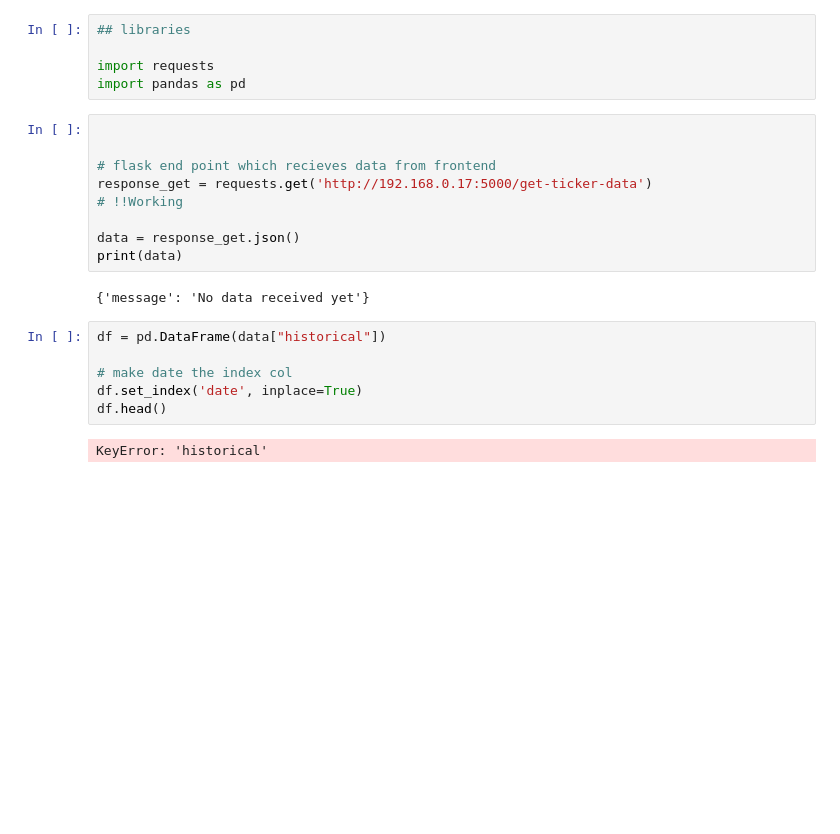
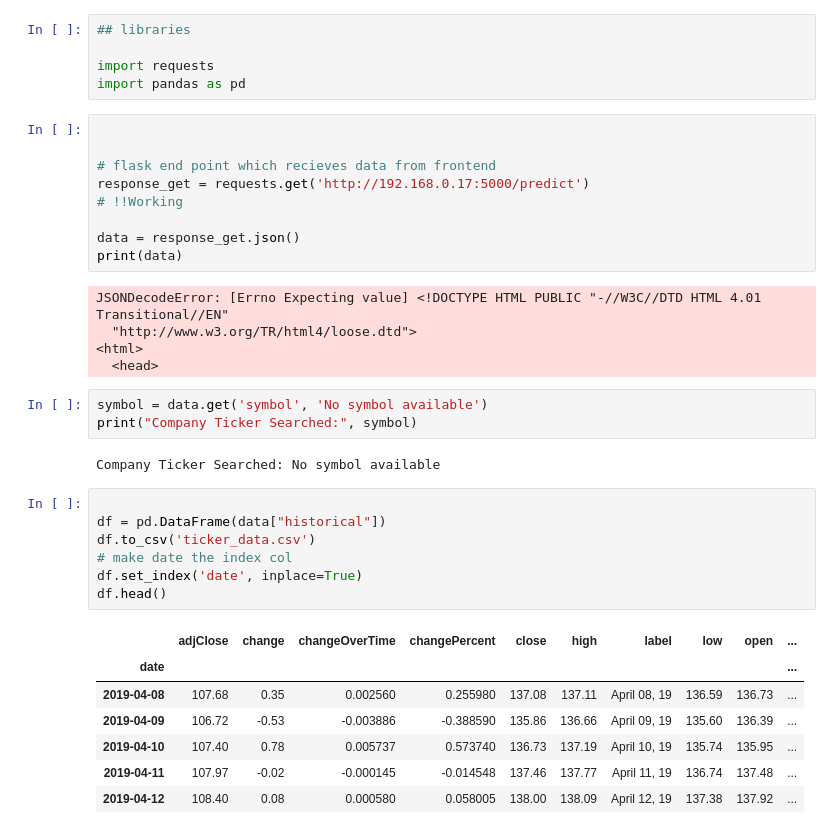
Before and after one commit to MabroorA/stocks-prediction-app, a Jupyter notebook: Machine-learning/Live-model.ipynb, the cells around one changed output. Cells and saved outputs as stored; diff of their text form; blank space fills up the shorter version.

```diff
--- a/Machine-learning/Live-model.ipynb
+++ b/Machine-learning/Live-model.ipynb
@@ -7,18 +7,33 @@ import pandas as pd
 
 
 # flask end point which recieves data from frontend
-response_get = requests.get('http://192.168.0.17:5000/get-ticker-data')
+response_get = requests.get('http://192.168.0.17:5000/predict')
 # !!Working
 
 data = response_get.json()
 print(data)
 # %% [output]
-{'message': 'No data received yet'}
+JSONDecodeError: [Errno Expecting value] <!DOCTYPE HTML PUBLIC "-//W3C//DTD HTML 4.01 Transitional//EN"
+  "http://www.w3.org/TR/html4/loose.dtd">
+<html>
+  <head>
+# %%
+symbol = data.get('symbol', 'No symbol available')
+print("Company Ticker Searched:", symbol)
+# %% [output]
+Company Ticker Searched: No symbol available
 # %%
+
 df = pd.DataFrame(data["historical"])
-
+df.to_csv('ticker_data.csv')
 # make date the index col
 df.set_index('date', inplace=True)
 df.head()
 # %% [output]
-KeyError: 'historical'
+|  | adjClose | change | changeOverTime | changePercent | close | high | label | low | open | ... |
+| date |  |  |  |  |  |  |  |  |  | ... |
+| 2019-04-08 | 107.68 | 0.35 | 0.002560 | 0.255980 | 137.08 | 137.11 | April 08, 19 | 136.59 | 136.73 | ... |
+| 2019-04-09 | 106.72 | -0.53 | -0.003886 | -0.388590 | 135.86 | 136.66 | April 09, 19 | 135.60 | 136.39 | ... |
+| 2019-04-10 | 107.40 | 0.78 | 0.005737 | 0.573740 | 136.73 | 137.19 | April 10, 19 | 135.74 | 135.95 | ... |
+| 2019-04-11 | 107.97 | -0.02 | -0.000145 | -0.014548 | 137.46 | 137.77 | April 11, 19 | 136.74 | 137.48 | ... |
+| 2019-04-12 | 108.40 | 0.08 | 0.000580 | 0.058005 | 138.00 | 138.09 | April 12, 19 | 137.38 | 137.92 | ... |
```
Also changed, not shown: 3 other files.
